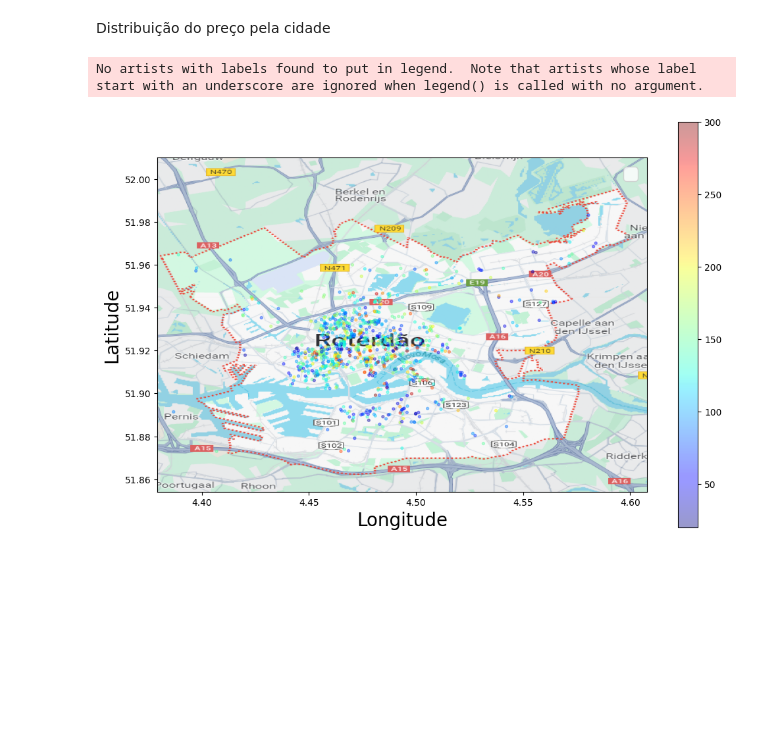
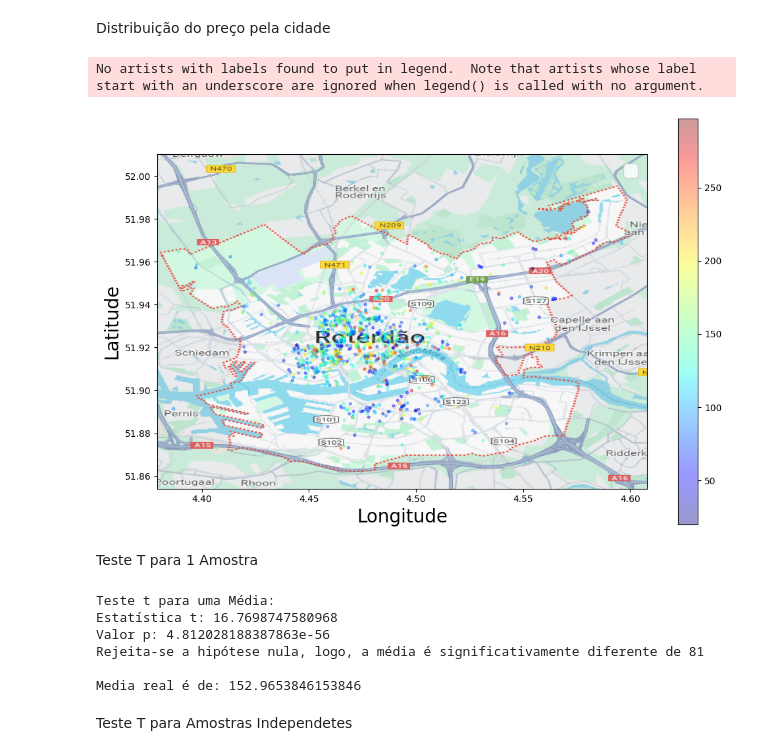
Before and after one commit to RafaelAndreRio/SAD_Trabalho_Final, a Jupyter notebook: Estudo_airbnb.ipynb, the cells around one changed output. Drawn from its saved outputs; the diff is of its cells as text; code cells hidden in the pictures; blank space fills up the shorter version.

```diff
--- a/Estudo_airbnb.ipynb
+++ b/Estudo_airbnb.ipynb
@@ -271,29 +231,60 @@ Distribuição do preço pela cidade
 # %%
 # importando a imagem
 rottardam_map = mpimg.imread('Ficheiros_airbnb_Rotterdam/rottardam_map.png')
 
-df_mapa = listings_zipado_df.copy()
-df_mapa.drop(df_mapa[df_mapa.price > 300].index, axis = 0, inplace = True)
+df_mapa = listings_zipado_df[listings_zipado_df['price'] < 300][['price','longitude', 'latitude']]
 
 # plotando os dados do nosso DataFrame df_new, o qual removemos os outliers, e definir as cores de acordo com o preço
 ax = df_mapa.plot(kind='scatter', x='longitude', y='latitude',
 alpha=0.4, c=df_mapa['price'], s=8, cmap=plt.get_cmap('jet'),
 figsize=(12,8));
 
 # definindo as coordenadas dos extremos da imagem retirada do Google Maps
 # a ordem é: Longitude do canto inferior esquerdo, longitude do superior direito, latitude do inferior esquerdo e latitude do superior direito
 plt.imshow(rottardam_map, extent=[4.379184622427334, 4.60787004173257, 51.85411821554999, 52.010093074169326], alpha=1)
 
 # adicionando os rótulos dos eixos
 plt.ylabel("Latitude", fontsize=20)
 plt.xlabel("Longitude", fontsize=20)
 # definindo os valores mínimos e máximos dos eixos, devem ser os mesmo que definimos acima
 
 plt.xlim(4.379184622427334, 4.60787004173257)
 plt.ylim(51.85411821554999, 52.010093074169326)
 
 plt.legend(fontsize=20)
 plt.show();
 # %% [output]
 No artists with labels found to put in legend.  Note that artists whose label start with an underscore are ignored when legend() is called with no argument.
-[figure, old version]
+[figure, new version]
+# %% [markdown]
+Teste T para 1 Amostra
+# %%
+'''
+https://www.momondo.pt/hoteis/roterdao
+O preço médio para hotéis Rotterdam é de 81 € por noite
+'''
+
+# Teste t para uma média
+valor_referencia = 81
+resultado_t_test = stats.ttest_1samp(listings_zipado_df['price'], valor_referencia)
+
+print("Teste t para uma Média:")
+print("Estatística t:", resultado_t_test.statistic)
+print("Valor p:", resultado_t_test.pvalue)
+
+alfa = 0.05
+if resultado_t_test.pvalue <= alfa:
+    print("Rejeita-se a hipótese nula, logo, a média é significativamente diferente de", valor_referencia)
+else:
+    print("Não se rejeita a hipótese nula, logo, a média não é significativamente diferente de", valor_referencia)
+
+print("\nMedia real é de:", listings_zipado_df['price'].mean())
+# %% [output]
+Teste t para uma Média:
+Estatística t: 16.7698747580968
+Valor p: 4.812028188387863e-56
+Rejeita-se a hipótese nula, logo, a média é significativamente diferente de 81
+
+Media real é de: 152.9653846153846
+# %% [markdown]
+Teste T para Amostras Independetes
```
Also changed, not shown: parts of 26 cells of this notebook, 1 other file.
